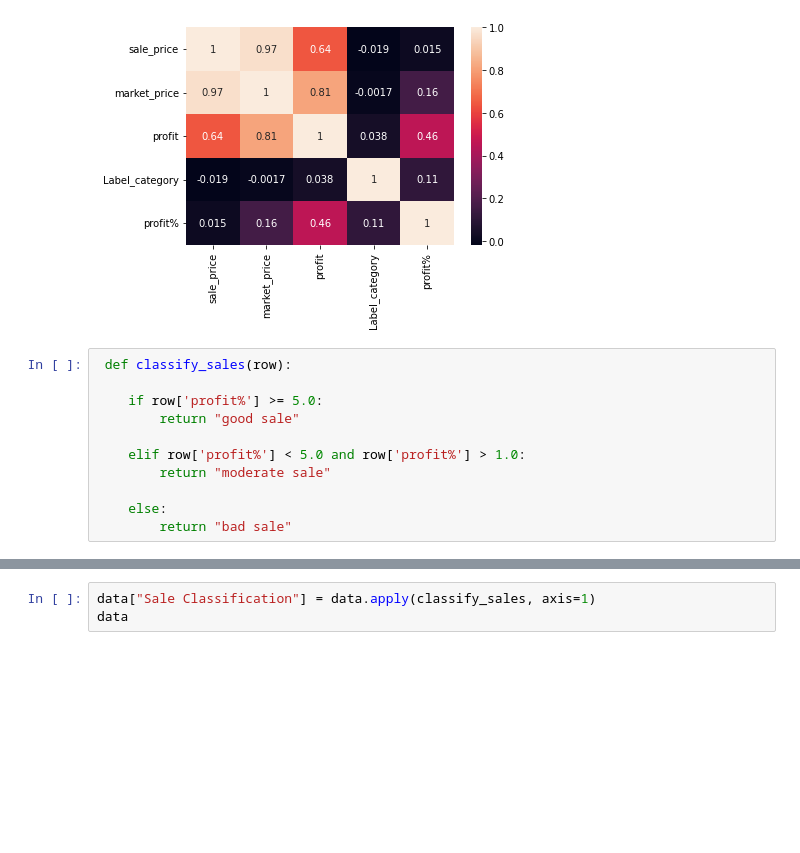
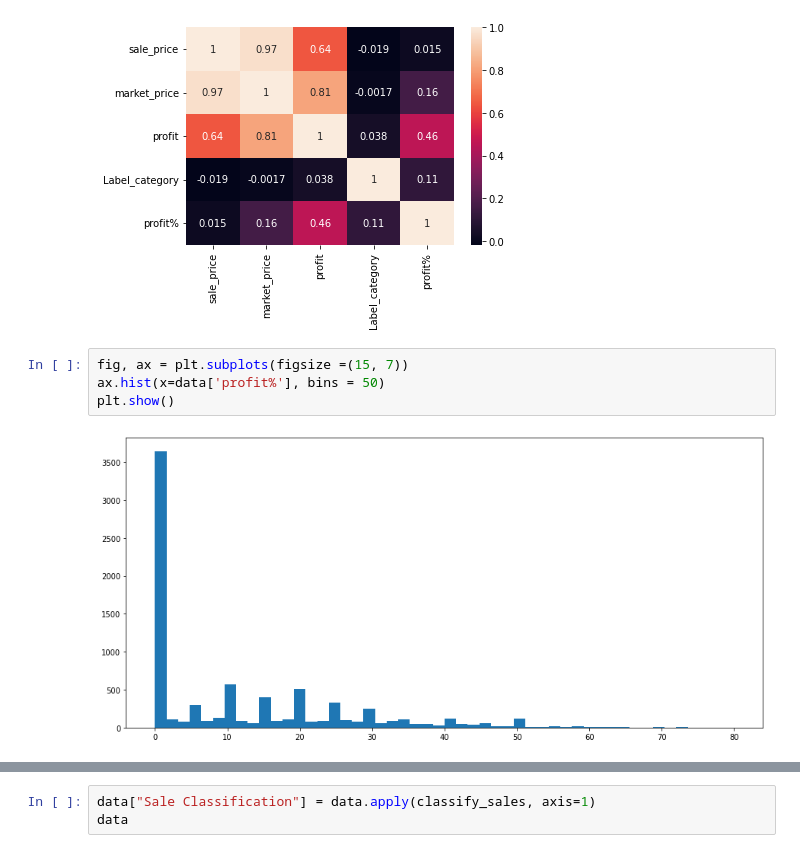
Before and after one commit to prodigee-project/Data-Analysis---Grocery, a Jupyter notebook: Grocery_prediction.ipynb, the cells around one changed output, grey strips where cells are left out. Drawn from its saved outputs; the diff is of its cells as text; blank space fills up the shorter version.

```diff
--- a/Grocery_prediction.ipynb
+++ b/Grocery_prediction.ipynb
@@ -198,14 +198,9 @@ sns.heatmap(new1.corr(), annot=True)
 # %% [output]
 <AxesSubplot:>
 [figure]
-# %%
- def classify_sales(row):
-
-    if row['profit%'] >= 5.0:
-        return "good sale"
-
-    elif row['profit%'] < 5.0 and row['profit%'] > 1.0:
-        return "moderate sale"
-
-    else:
-        return "bad sale"
+# %%
+fig, ax = plt.subplots(figsize =(15, 7))
+ax.hist(x=data['profit%'], bins = 50)
+plt.show()
+# %% [output]
+[figure, added]
```
Also changed, not shown: parts of 31 cells of this notebook.
